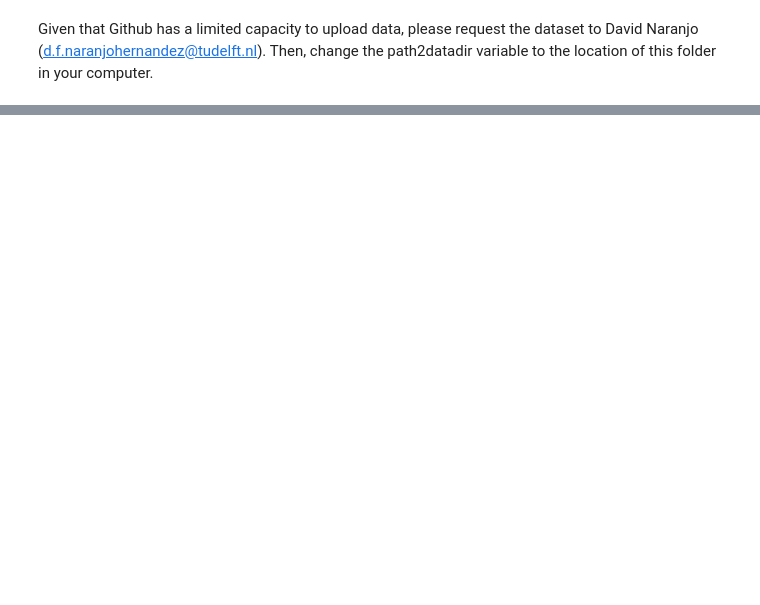
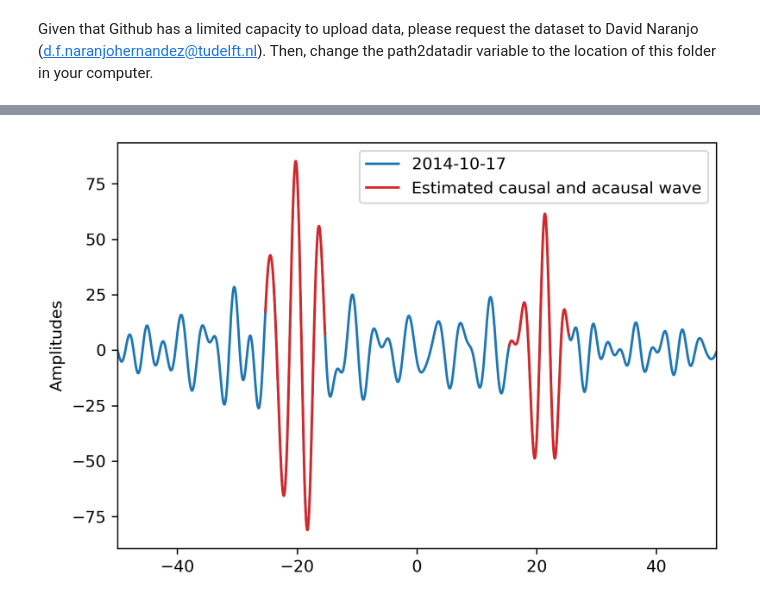
Before and after one commit to davidn182/ocloc, a Jupyter notebook: tutorials/4. Calculate t_app.ipynb, the cells around one changed output, grey strips where cells are left out. Saved outputs shown, nothing was run; the diff lists cells and outputs as text; code cells hidden in the pictures; blank space fills up the shorter version.

```diff
--- a/tutorials/4. Calculate t_app.ipynb
+++ b/tutorials/4. Calculate t_app.ipynb
@@ -41,14 +16,0 @@ If there are no cross-correlations available for a given station, the program wi
-# %%
-params = ProcessingParameters(
-                 freqmin = 0.2, # Low freq. for the bandpass filter
-                 freqmax = 0.4, # High freq. for the bandpass filter
-                 ref_vel = 4500, # m/s
-                 dist_trh = 2.5, # Minimum station separation in terms of wavelength
-                 snr_trh = 30, # Signal-to-noise ratio threshold
-                 noise_st = 240, # start of the noise window.
-                 dt_err = 0.004, # Sampling interval needs to be multiple of this value.
-                 resp_details = False)
-
-cd = ClockDrift(station_file, path2data_dir,
-                  reference_time = '2014-08-21T00:00:00.000000Z',
-                  list_of_processing_parameters=[params])
@@ -338,0 +17,3 @@ print(cd.solution.to_latex(index=False))
+# %%
+with open('ClockDrift.obj', 'rb') as inp:
+    cd = pickle.load(inp)
@@ -338,0 +31,3 @@ print(cd.solution.to_latex(index=False))
+# %%
+correlation_obj = cd.get_correlations_of_stationpair("O20", "HOP")[0]
+correlation_obj.calculate_t_app(resp_details=True)
@@ -338,0 +54,51 @@ print(cd.solution.to_latex(index=False))
+# %%
+from ocloc import read_correlation_file
+corr = correlation_obj # Shorter name.
+min_t = -50 # Min t in [s] for plotting
+max_t = 50 # Max t in [s] for plotting
+observed_shift = corr.t_app[-1] # in [s]
+
+# Index of start and end of acausal signal
+ac_i0 = int(corr.acausal_from_index)
+ac_if = int(corr.acausal_until_index)
+
+# Index of start and end of causal signal
+c_i0, cif = int(corr.causal_from_index), int(corr.causal_until_index)
+
+# Load the correlation file as obspy.Trace object
+# (with some additional attributes)
+tr = read_correlation_file(corr.file_path)
+tr = tr.filter(
+    "bandpass",
+    freqmin=cd.processing_parameters[0].freqmin,
+    freqmax=cd.processing_parameters[0].freqmax,
+    corners=4,
+    zerophase=True)
+
+# Define the t=0 as the middle of the cross-correlation.
+start = -tr.times()[-1] / 2.0
+end = tr.times()[-1] / 2.0
+
+# Define our time vector.
+t = np.linspace(start, end, tr.stats.npts)
+
+# Define our amplitudes-vector
+data = tr.data
+
+# Make figure.
+figure = plt.figure(dpi=300)
+plt.plot(t, data, label=str(tr.stats.average_date)[:10])
+plt.plot(t[ac_i0:ac_if], data[ac_i0:ac_if], color="C3")
+plt.plot(
+    t[c_i0:cif],
+    data[c_i0:cif],
+    label="Estimated causal and acausal wave",
+    color="C3")
+
+plt.xlim(min_t, max_t)
+plt.ylabel("Amplitudes")
+plt.tight_layout()
+plt.legend(loc="best")
+plt.show()
+# %% [output]
+[figure, added]
```
Also changed, not shown: parts of 53 cells of this notebook, 33 other files.
